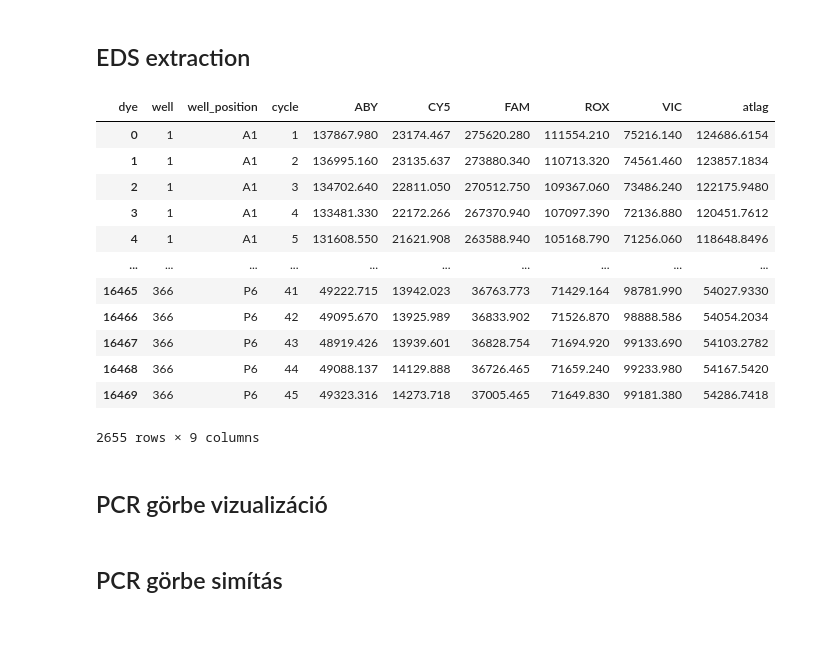
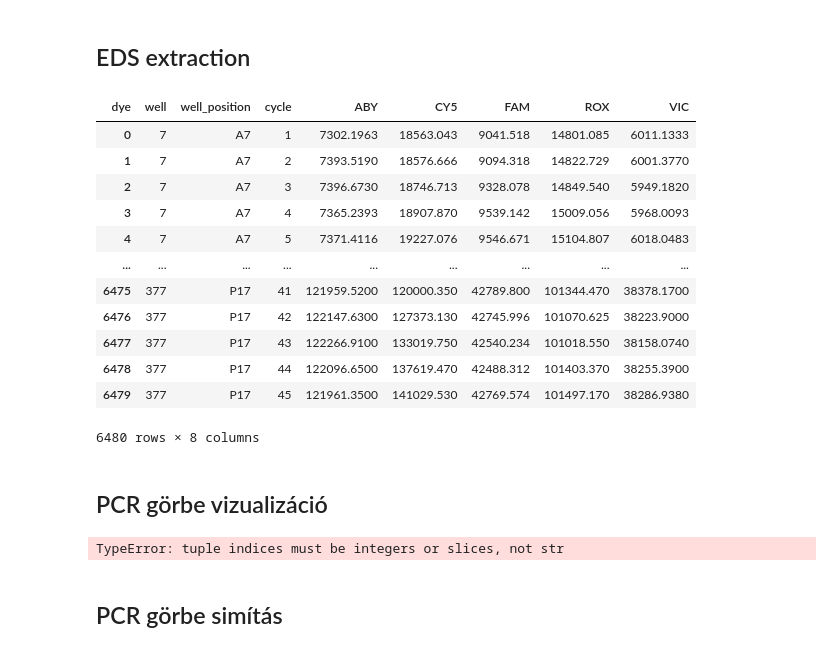
Before and after one commit to pajtas11/szakdoga, a Jupyter notebook: eds_pcr_result.ipynb, the cells around one changed output. Drawn from its saved outputs; the diff is of its cells as text; code cells hidden in the pictures.

```diff
--- a/eds_pcr_result.ipynb
+++ b/eds_pcr_result.ipynb
@@ -64,52 +64,58 @@ def eds_extract_with_no_platesetup(file):
                     "dye": dye,
                     "data": value
                 })
 
     if not rows:
         raise ValueError("Hiba: nem sikerült multicomponent adatot kinyerni az EDS-ből.")
 
     raw_data = pd.DataFrame(rows)
 
+    dye_unique = raw_data['dye'].unique().tolist()
+
     #well position hozzáadása
     row = ['A', 'B', 'C', 'D', 'E', 'F', 'G', 'H', 'I', 'J', 'K', 'L', 'M', 'N', 'O', 'P']
     column = list(range(1,25))
     well_pos = {}
     a = 1
     for j in row:
         for i in range(1,25):
             well_pos[a] = j+str(i)
             a = a+1
 
     raw_data['well_position'] = raw_data['well'].map(well_pos)
 
     #pivot dataframe
     pivot_raw_data = raw_data.pivot(index=('well','well_position','cycle',), columns='dye', values='data')
     pivot_raw_data = pivot_raw_data.reset_index()
 
     #count dyes mean and omit wells where mean under 8000
-    cols_after_cycle = pivot_raw_data.columns[pivot_raw_data.columns.get_loc('cycle') + 1:]
-    pivot_raw_data['atlag'] = pivot_raw_data[cols_after_cycle].mean(axis=1)
+    #cols_after_cycle = pivot_raw_data.columns[pivot_raw_data.columns.get_loc('cycle') + 1:]
+    #pivot_raw_data['atlag'] = pivot_raw_data[cols_after_cycle].mean(axis=1)
 
-    pivot_raw_data_omit = pivot_raw_data[pivot_raw_data['atlag'] > 8000]
+    #pivot_raw_data_omit = pivot_raw_data[pivot_raw_data['atlag'] > 8000]
 
-    return pivot_raw_data_omit
+    return pivot_raw_data, dye_unique
 
-raw_data = eds_extract_with_no_platesetup("C:\\Users\\anett\\Documents\\Szakdolgozat_python\\2024-10-17 plazmid_ell.eds")
-raw_data
+
+test1 = "C:\\Users\\anett\\Documents\\Szakdolgozat_python\\2024-11-04 hpv_t_1plate_ell.eds"
+test2 = "C:\\Users\\anett\\Documents\\Szakdolgozat_python\\2024-10-17 plazmid_ell.eds"
+
+raw_data = eds_extract_with_no_platesetup(test1)
+raw_data[0]
 # %% [output]
-| dye | well | well_position | cycle | ABY | CY5 | FAM | ROX | VIC | atlag |
-| 0 | 1 | A1 | 1 | 137867.980 | 23174.467 | 275620.280 | 111554.210 | 75216.140 | 124686.6154 |
-| 1 | 1 | A1 | 2 | 136995.160 | 23135.637 | 273880.340 | 110713.320 | 74561.460 | 123857.1834 |
-| 2 | 1 | A1 | 3 | 134702.640 | 22811.050 | 270512.750 | 109367.060 | 73486.240 | 122175.9480 |
-| 3 | 1 | A1 | 4 | 133481.330 | 22172.266 | 267370.940 | 107097.390 | 72136.880 | 120451.7612 |
-| 4 | 1 | A1 | 5 | 131608.550 | 21621.908 | 263588.940 | 105168.790 | 71256.060 | 118648.8496 |
-| ... | ... | ... | ... | ... | ... | ... | ... | ... | ... |
-| 16465 | 366 | P6 | 41 | 49222.715 | 13942.023 | 36763.773 | 71429.164 | 98781.990 | 54027.9330 |
-| 16466 | 366 | P6 | 42 | 49095.670 | 13925.989 | 36833.902 | 71526.870 | 98888.586 | 54054.2034 |
-| 16467 | 366 | P6 | 43 | 48919.426 | 13939.601 | 36828.754 | 71694.920 | 99133.690 | 54103.2782 |
-| 16468 | 366 | P6 | 44 | 49088.137 | 14129.888 | 36726.465 | 71659.240 | 99233.980 | 54167.5420 |
-| 16469 | 366 | P6 | 45 | 49323.316 | 14273.718 | 37005.465 | 71649.830 | 99181.380 | 54286.7418 |
+| dye | well | well_position | cycle | ABY | CY5 | FAM | ROX | VIC |
+| 0 | 7 | A7 | 1 | 7302.1963 | 18563.043 | 9041.518 | 14801.085 | 6011.1333 |
+| 1 | 7 | A7 | 2 | 7393.5190 | 18576.666 | 9094.318 | 14822.729 | 6001.3770 |
+| 2 | 7 | A7 | 3 | 7396.6730 | 18746.713 | 9328.078 | 14849.540 | 5949.1820 |
+| 3 | 7 | A7 | 4 | 7365.2393 | 18907.870 | 9539.142 | 15009.056 | 5968.0093 |
+| 4 | 7 | A7 | 5 | 7371.4116 | 19227.076 | 9546.671 | 15104.807 | 6018.0483 |
+| ... | ... | ... | ... | ... | ... | ... | ... | ... |
+| 6475 | 377 | P17 | 41 | 121959.5200 | 120000.350 | 42789.800 | 101344.470 | 38378.1700 |
+| 6476 | 377 | P17 | 42 | 122147.6300 | 127373.130 | 42745.996 | 101070.625 | 38223.9000 |
+| 6477 | 377 | P17 | 43 | 122266.9100 | 133019.750 | 42540.234 | 101018.550 | 38158.0740 |
+| 6478 | 377 | P17 | 44 | 122096.6500 | 137619.470 | 42488.312 | 101403.370 | 38255.3900 |
+| 6479 | 377 | P17 | 45 | 121961.3500 | 141029.530 | 42769.574 | 101497.170 | 38286.9380 |
-2655 rows × 9 columns
+6480 rows × 8 columns
 # %% [markdown]
 ## PCR görbe vizualizáció
 # %%
@@ -127,6 +133,8 @@ channels = ["FAM", "VIC", "CY5", "ABY"]
 fig = px.line(a1, x="cycle", y=channels, markers=True, title="A1 well")
 
 fig.show()
+# %% [output]
+TypeError: tuple indices must be integers or slices, not str
 # %% [markdown]
 ## PCR görbe simítás
 # %%
```
Also changed, not shown: parts of 6 cells of this notebook, 1 other file.
